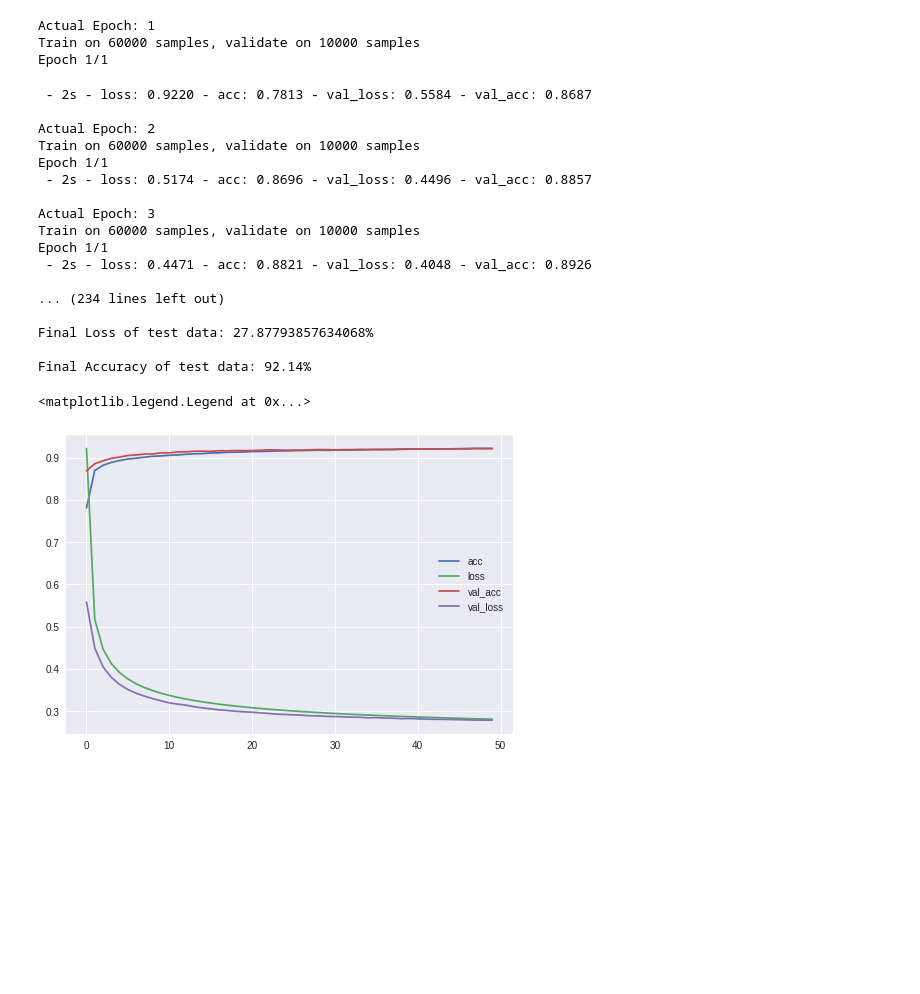
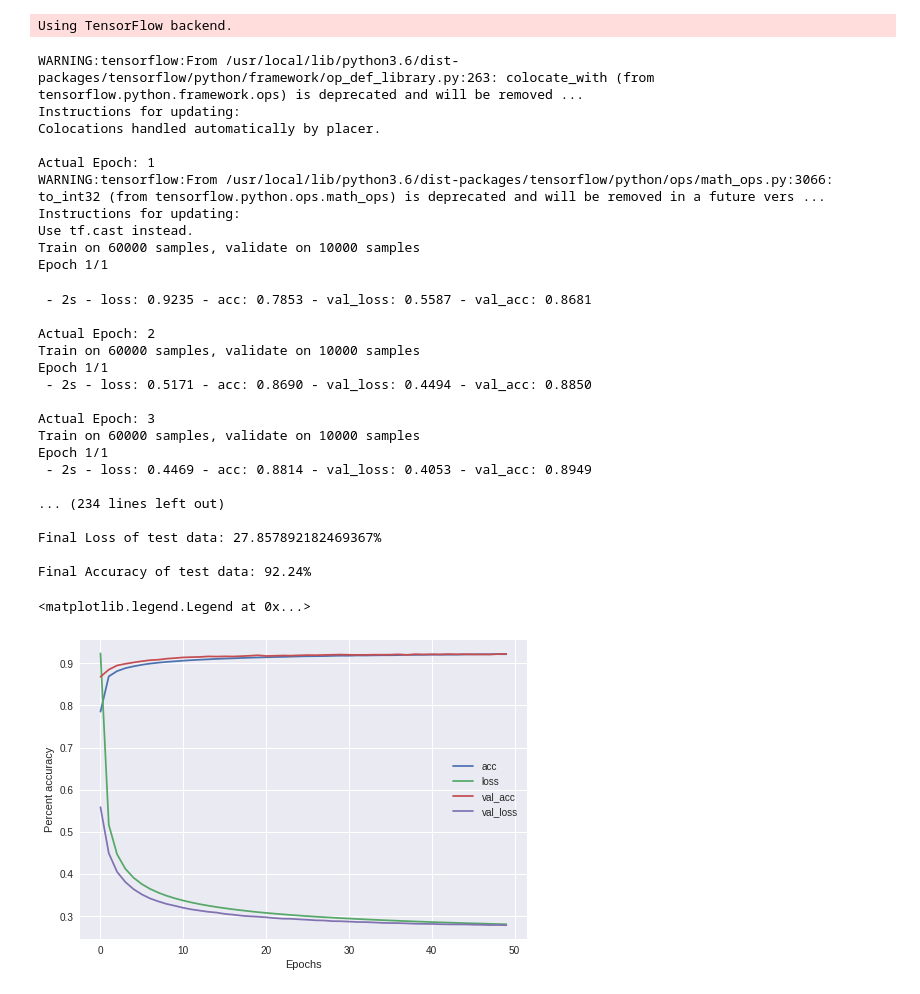
Before and after one commit to vrishi220/MachineLearning, a Jupyter notebook: MLhw1prob4.ipynb, the cells around one changed output. Cells and saved outputs as stored; diff of their text form; code cells hidden in the pictures; blank space fills up the shorter version.

```diff
--- a/MLhw1prob4.ipynb
+++ b/MLhw1prob4.ipynb
@@ -4,13 +4,19 @@
 from keras.datasets import mnist
 from keras.layers import Dense, Activation
 from keras.models import Sequential
-from keras.utils import np_utils
 import matplotlib.pyplot as plt
+import numpy as np
 
 # Reshape the training and testing data of a single dimension by 28*28.
 # Then the values of the reshaped vector are taken as float32 values for the ease of readability.
 # Then the values are divided by 255 (max count for colors) so as to make all values withiin 0 to 1.
 def reshapeAndReduce(X,i,): return X.reshape(X.shape[0], i).astype('float32')/255
+
+# Convert vector into an Numpy array of one-hot-encodings which are float values
+def getOneHot(X,classes_size):
+  one_hot_vec = []
+  for i in X: one_hot_vec.append([1 if x == i else 0 for x in range(classes_size)])
+  return np.array(one_hot_vec).astype('float32')
 
 # Loading mnist data
 (X_train, y_train), (X_test, y_test) = mnist.load_data()
@@ -21,8 +27,8 @@ output_size, classes_size, num_epoch, batch_size, input_size  = 10, 10, 50, 50,
 # Reshape the training and test data.
 X_train, X_test = reshapeAndReduce(X_train, input_size), reshapeAndReduce(X_test, input_size)
 
-# Convert class vector to binary class matrix, for use with categorical_crossentropy.
-Y_train, Y_test = np_utils.to_categorical(y_train, classes_size), np_utils.to_categorical(y_test, classes_size)
+# Convert class vector to binary class matrix (one-hot-encoding), for use with categorical_crossentropy.
+Y_train, Y_test = getOneHot(y_train, classes_size), getOneHot(y_test, classes_size)
 
 # Initialize a Seqquential NN using Keras
 model = Sequential()
@@ -32,50 +38,58 @@ model.add(Dense(output_size, input_dim = input_size, activation = 'softmax'))
 
 # Compilation of the mode utilizing Stochastic Gradient descent, the categorical crossentropy loss function and displaying the accuracy metric.
 model.compile(optimizer = 'sgd', loss = 'categorical_crossentropy', metrics = ['accuracy'])
 
 # Initialize a dictionary which contains an array for the 4 main metrics
 fit_history = {'acc':[],'loss':[],'val_acc':[],'val_loss':[]}
 
 # Iterate through each epoch
 for i in range(num_epoch):
 
   # Show current epoch
   print('\nActual Epoch: {}'.format(i+1))
 
   # For each epoch train the model against X_train and Y_train and a given test data of X_test and Y_test
   hist = model.fit(X_train, Y_train, batch_size = batch_size, nb_epoch = 1, verbose = 2, validation_data = (X_test, Y_test))
 
   # Push the 4 main updated metrics for each run to the fit history dictionaries. This will be used for building a metric plot.
   for each in fit_history: fit_history[each].append(hist.history[each])
 
 # Print out the final metrics once the model is evaluated against the test data
 for i in range(2): print('\nFinal {} of test data: {}%'.format('Loss'if i==0 else 'Accuracy',model.evaluate(X_test, Y_test, verbose = 0)[i]*100))
 
 # Plot the training metrics
 for each in fit_history: k = plt.plot(fit_history[each], label=each)
 
 # Show Plot with legend
-plt.legend()
+plt.xlabel('Epochs'); plt.ylabel('Percent accuracy'); plt.legend()
 # %% [output]
-Actual Epoch: 1
-Train on 60000 samples, validate on 10000 samples
-Epoch 1/1
+Using TensorFlow backend.
- - 2s - loss: 0.9220 - acc: 0.7813 - val_loss: 0.5584 - val_acc: 0.8687
+WARNING:tensorflow:From /usr/local/lib/python3.6/dist-packages/tensorflow/python/framework/op_def_library.py:263: colocate_with (from tensorflow.python.framework.ops) is deprecated and will be removed ...
+Instructions for updating:
+Colocations handled automatically by placer.
 
-Actual Epoch: 2
+Actual Epoch: 1
+WARNING:tensorflow:From /usr/local/lib/python3.6/dist-packages/tensorflow/python/ops/math_ops.py:3066: to_int32 (from tensorflow.python.ops.math_ops) is deprecated and will be removed in a future vers ...
+Instructions for updating:
+Use tf.cast instead.
 Train on 60000 samples, validate on 10000 samples
 Epoch 1/1
- - 2s - loss: 0.5174 - acc: 0.8696 - val_loss: 0.4496 - val_acc: 0.8857
-
-Actual Epoch: 3
-Train on 60000 samples, validate on 10000 samples
-Epoch 1/1
- - 2s - loss: 0.4471 - acc: 0.8821 - val_loss: 0.4048 - val_acc: 0.8926
-
-... (234 lines left out)
-
-Final Loss of test data: 27.87793857634068%
-
-Final Accuracy of test data: 92.14%
-<matplotlib.legend.Legend at 0x...>
+ - 2s - loss: 0.9235 - acc: 0.7853 - val_loss: 0.5587 - val_acc: 0.8681
+
+Actual Epoch: 2
+Train on 60000 samples, validate on 10000 samples
+Epoch 1/1
+ - 2s - loss: 0.5171 - acc: 0.8690 - val_loss: 0.4494 - val_acc: 0.8850
+
+Actual Epoch: 3
+Train on 60000 samples, validate on 10000 samples
+Epoch 1/1
+ - 2s - loss: 0.4469 - acc: 0.8814 - val_loss: 0.4053 - val_acc: 0.8949
+
+... (234 lines left out)
+
+Final Loss of test data: 27.857892182469367%
+
+Final Accuracy of test data: 92.24%
+<matplotlib.legend.Legend at 0x...>
-[figure, old version]
+[figure, new version]
```
